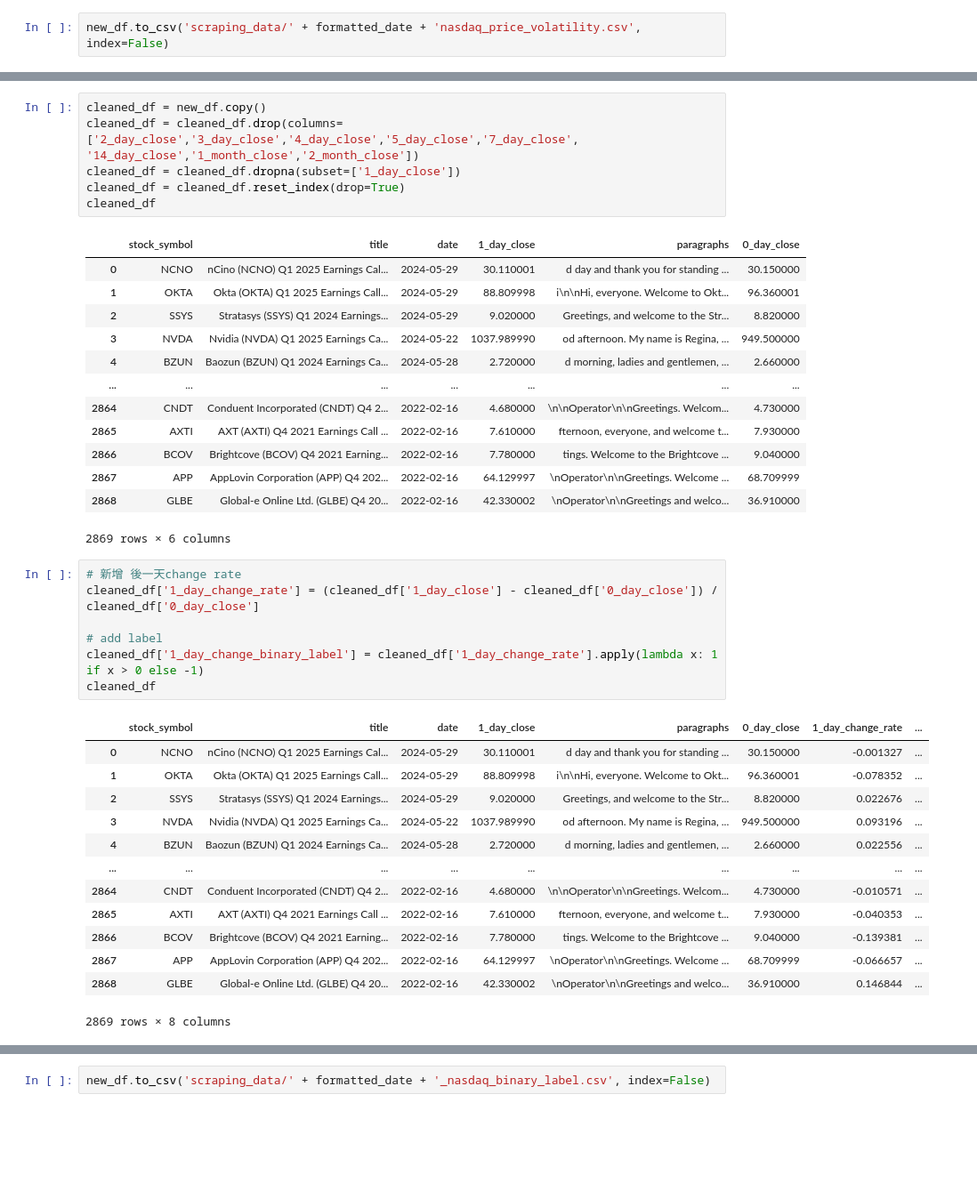
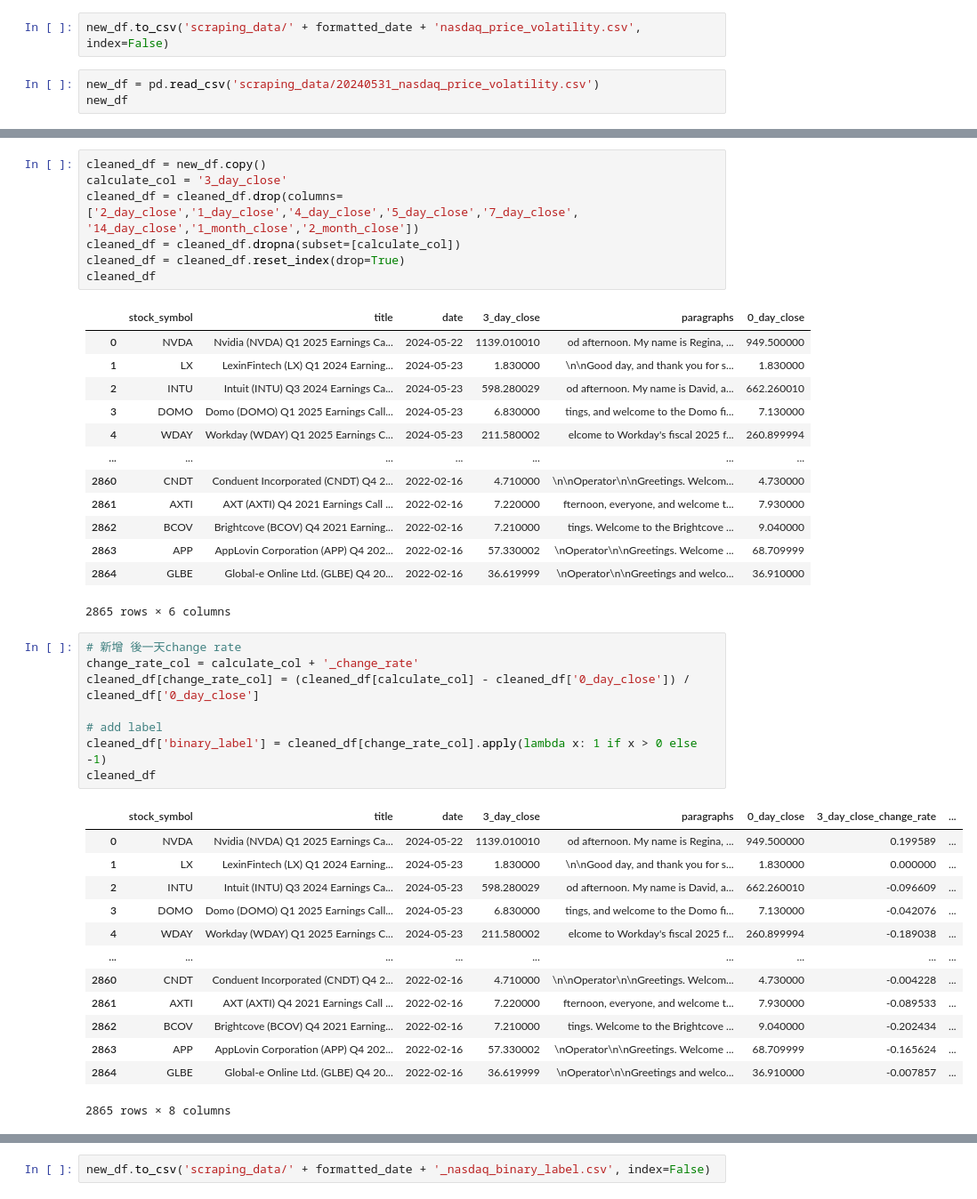
Before and after one commit to WangZiRongPraetorianGuard/earnings-call-predict-stock-price-movement, a Jupyter notebook: nasdaq_price_label.ipynb, the cells around one changed output, grey strips where cells are left out. Shown at 89% size. Drawn from its saved outputs; the diff is of its cells as text; blank space fills up the shorter version.

```diff
--- a/nasdaq_price_label.ipynb
+++ b/nasdaq_price_label.ipynb
@@ -123,3 +123,6 @@ new_df = new_df.drop(columns=['paragraphs0_day_close'])
 2874 rows × 14 columns
 # %%
 new_df.to_csv('scraping_data/' + formatted_date + 'nasdaq_price_volatility.csv', index=False)
+# %%
+new_df = pd.read_csv('scraping_data/20240531_nasdaq_price_volatility.csv')
+new_df
@@ -126,42 +143,44 @@ new_df.to_csv('scraping_data/' + formatted_date + 'nasdaq_price_volatility.csv',
 # %%
 cleaned_df = new_df.copy()
-cleaned_df = cleaned_df.drop(columns=['2_day_close','3_day_close','4_day_close','5_day_close','7_day_close', '14_day_close','1_month_close','2_month_close'])
-cleaned_df = cleaned_df.dropna(subset=['1_day_close'])
+calculate_col = '3_day_close'
+cleaned_df = cleaned_df.drop(columns=['2_day_close','1_day_close','4_day_close','5_day_close','7_day_close', '14_day_close','1_month_close','2_month_close'])
+cleaned_df = cleaned_df.dropna(subset=[calculate_col])
 cleaned_df = cleaned_df.reset_index(drop=True)
 cleaned_df
 # %% [output]
-|  | stock_symbol | title | date | 1_day_close | paragraphs | 0_day_close |
-| 0 | NCNO | nCino (NCNO) Q1 2025 Earnings Cal... | 2024-05-29 | 30.110001 | d day and thank you for standing ... | 30.150000 |
-| 1 | OKTA | Okta (OKTA) Q1 2025 Earnings Call... | 2024-05-29 | 88.809998 | i\n\nHi, everyone. Welcome to Okt... | 96.360001 |
-| 2 | SSYS | Stratasys (SSYS) Q1 2024 Earnings... | 2024-05-29 | 9.020000 | Greetings, and welcome to the Str... | 8.820000 |
-| 3 | NVDA | Nvidia (NVDA) Q1 2025 Earnings Ca... | 2024-05-22 | 1037.989990 | od afternoon. My name is Regina, ... | 949.500000 |
-| 4 | BZUN | Baozun (BZUN) Q1 2024 Earnings Ca... | 2024-05-28 | 2.720000 | d morning, ladies and gentlemen, ... | 2.660000 |
+|  | stock_symbol | title | date | 3_day_close | paragraphs | 0_day_close |
+| 0 | NVDA | Nvidia (NVDA) Q1 2025 Earnings Ca... | 2024-05-22 | 1139.010010 | od afternoon. My name is Regina, ... | 949.500000 |
+| 1 | LX | LexinFintech (LX) Q1 2024 Earning... | 2024-05-23 | 1.830000 | \n\nGood day, and thank you for s... | 1.830000 |
+| 2 | INTU | Intuit (INTU) Q3 2024 Earnings Ca... | 2024-05-23 | 598.280029 | od afternoon. My name is David, a... | 662.260010 |
+| 3 | DOMO | Domo (DOMO) Q1 2025 Earnings Call... | 2024-05-23 | 6.830000 | tings, and welcome to the Domo fi... | 7.130000 |
+| 4 | WDAY | Workday (WDAY) Q1 2025 Earnings C... | 2024-05-23 | 211.580002 | elcome to Workday's fiscal 2025 f... | 260.899994 |
 | ... | ... | ... | ... | ... | ... | ... |
-| 2864 | CNDT | Conduent Incorporated (CNDT) Q4 2... | 2022-02-16 | 4.680000 | \n\nOperator\n\nGreetings. Welcom... | 4.730000 |
-| 2865 | AXTI | AXT (AXTI) Q4 2021 Earnings Call ... | 2022-02-16 | 7.610000 | fternoon, everyone, and welcome t... | 7.930000 |
-| 2866 | BCOV | Brightcove (BCOV) Q4 2021 Earning... | 2022-02-16 | 7.780000 | tings. Welcome to the Brightcove ... | 9.040000 |
-| 2867 | APP | AppLovin Corporation (APP) Q4 202... | 2022-02-16 | 64.129997 | \nOperator\n\nGreetings. Welcome ... | 68.709999 |
-| 2868 | GLBE | Global-e Online Ltd. (GLBE) Q4 20... | 2022-02-16 | 42.330002 | \nOperator\n\nGreetings and welco... | 36.910000 |
+| 2860 | CNDT | Conduent Incorporated (CNDT) Q4 2... | 2022-02-16 | 4.710000 | \n\nOperator\n\nGreetings. Welcom... | 4.730000 |
+| 2861 | AXTI | AXT (AXTI) Q4 2021 Earnings Call ... | 2022-02-16 | 7.220000 | fternoon, everyone, and welcome t... | 7.930000 |
+| 2862 | BCOV | Brightcove (BCOV) Q4 2021 Earning... | 2022-02-16 | 7.210000 | tings. Welcome to the Brightcove ... | 9.040000 |
+| 2863 | APP | AppLovin Corporation (APP) Q4 202... | 2022-02-16 | 57.330002 | \nOperator\n\nGreetings. Welcome ... | 68.709999 |
+| 2864 | GLBE | Global-e Online Ltd. (GLBE) Q4 20... | 2022-02-16 | 36.619999 | \nOperator\n\nGreetings and welco... | 36.910000 |
-2869 rows × 6 columns
+2865 rows × 6 columns
 # %%
 # 新增 後一天change rate
-cleaned_df['1_day_change_rate'] = (cleaned_df['1_day_close'] - cleaned_df['0_day_close']) / cleaned_df['0_day_close']
+change_rate_col = calculate_col + '_change_rate'
+cleaned_df[change_rate_col] = (cleaned_df[calculate_col] - cleaned_df['0_day_close']) / cleaned_df['0_day_close']
 
 # add label
-cleaned_df['1_day_change_binary_label'] = cleaned_df['1_day_change_rate'].apply(lambda x: 1 if x > 0 else -1)
+cleaned_df['binary_label'] = cleaned_df[change_rate_col].apply(lambda x: 1 if x > 0 else -1)
 cleaned_df
 # %% [output]
-|  | stock_symbol | title | date | 1_day_close | paragraphs | 0_day_close | 1_day_change_rate | ... |
-| 0 | NCNO | nCino (NCNO) Q1 2025 Earnings Cal... | 2024-05-29 | 30.110001 | d day and thank you for standing ... | 30.150000 | -0.001327 | ... |
-| 1 | OKTA | Okta (OKTA) Q1 2025 Earnings Call... | 2024-05-29 | 88.809998 | i\n\nHi, everyone. Welcome to Okt... | 96.360001 | -0.078352 | ... |
-| 2 | SSYS | Stratasys (SSYS) Q1 2024 Earnings... | 2024-05-29 | 9.020000 | Greetings, and welcome to the Str... | 8.820000 | 0.022676 | ... |
-| 3 | NVDA | Nvidia (NVDA) Q1 2025 Earnings Ca... | 2024-05-22 | 1037.989990 | od afternoon. My name is Regina, ... | 949.500000 | 0.093196 | ... |
-| 4 | BZUN | Baozun (BZUN) Q1 2024 Earnings Ca... | 2024-05-28 | 2.720000 | d morning, ladies and gentlemen, ... | 2.660000 | 0.022556 | ... |
+|  | stock_symbol | title | date | 3_day_close | paragraphs | 0_day_close | 3_day_close_change_rate | ... |
+| 0 | NVDA | Nvidia (NVDA) Q1 2025 Earnings Ca... | 2024-05-22 | 1139.010010 | od afternoon. My name is Regina, ... | 949.500000 | 0.199589 | ... |
+| 1 | LX | LexinFintech (LX) Q1 2024 Earning... | 2024-05-23 | 1.830000 | \n\nGood day, and thank you for s... | 1.830000 | 0.000000 | ... |
+| 2 | INTU | Intuit (INTU) Q3 2024 Earnings Ca... | 2024-05-23 | 598.280029 | od afternoon. My name is David, a... | 662.260010 | -0.096609 | ... |
+| 3 | DOMO | Domo (DOMO) Q1 2025 Earnings Call... | 2024-05-23 | 6.830000 | tings, and welcome to the Domo fi... | 7.130000 | -0.042076 | ... |
+| 4 | WDAY | Workday (WDAY) Q1 2025 Earnings C... | 2024-05-23 | 211.580002 | elcome to Workday's fiscal 2025 f... | 260.899994 | -0.189038 | ... |
 | ... | ... | ... | ... | ... | ... | ... | ... | ... |
-| 2864 | CNDT | Conduent Incorporated (CNDT) Q4 2... | 2022-02-16 | 4.680000 | \n\nOperator\n\nGreetings. Welcom... | 4.730000 | -0.010571 | ... |
-| 2865 | AXTI | AXT (AXTI) Q4 2021 Earnings Call ... | 2022-02-16 | 7.610000 | fternoon, everyone, and welcome t... | 7.930000 | -0.040353 | ... |
-| 2866 | BCOV | Brightcove (BCOV) Q4 2021 Earning... | 2022-02-16 | 7.780000 | tings. Welcome to the Brightcove ... | 9.040000 | -0.139381 | ... |
-| 2867 | APP | AppLovin Corporation (APP) Q4 202... | 2022-02-16 | 64.129997 | \nOperator\n\nGreetings. Welcome ... | 68.709999 | -0.066657 | ... |
-| 2868 | GLBE | Global-e Online Ltd. (GLBE) Q4 20... | 2022-02-16 | 42.330002 | \nOperator\n\nGreetings and welco... | 36.910000 | 0.146844 | ... |
+| 2860 | CNDT | Conduent Incorporated (CNDT) Q4 2... | 2022-02-16 | 4.710000 | \n\nOperator\n\nGreetings. Welcom... | 4.730000 | -0.004228 | ... |
+| 2861 | AXTI | AXT (AXTI) Q4 2021 Earnings Call ... | 2022-02-16 | 7.220000 | fternoon, everyone, and welcome t... | 7.930000 | -0.089533 | ... |
+| 2862 | BCOV | Brightcove (BCOV) Q4 2021 Earning... | 2022-02-16 | 7.210000 | tings. Welcome to the Brightcove ... | 9.040000 | -0.202434 | ... |
+| 2863 | APP | AppLovin Corporation (APP) Q4 202... | 2022-02-16 | 57.330002 | \nOperator\n\nGreetings. Welcome ... | 68.709999 | -0.165624 | ... |
+| 2864 | GLBE | Global-e Online Ltd. (GLBE) Q4 20... | 2022-02-16 | 36.619999 | \nOperator\n\nGreetings and welco... | 36.910000 | -0.007857 | ... |
-2869 rows × 8 columns
+2865 rows × 8 columns
 # %%
```
Also changed, not shown: parts of 7 cells of this notebook, 1 other file.
